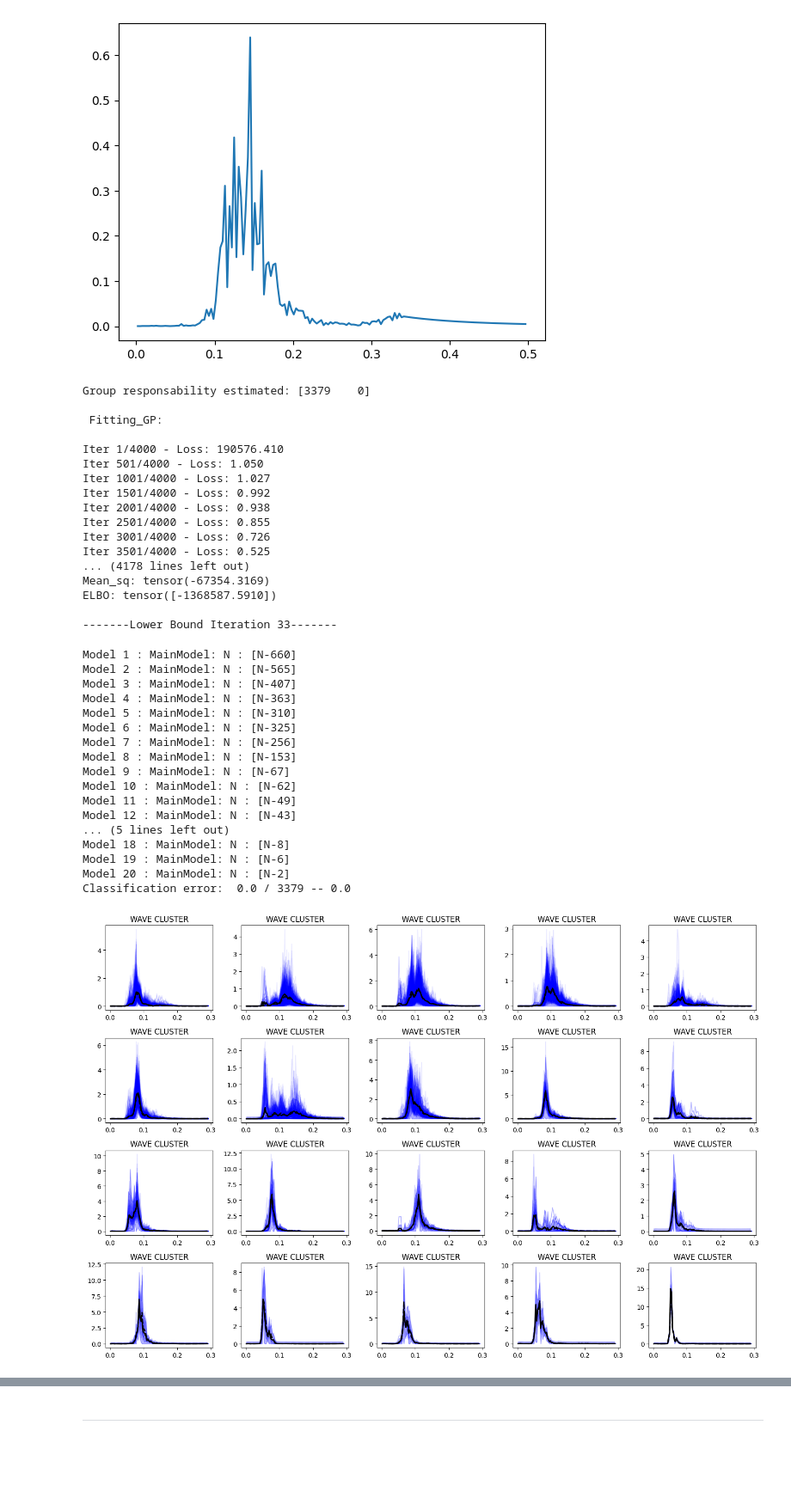
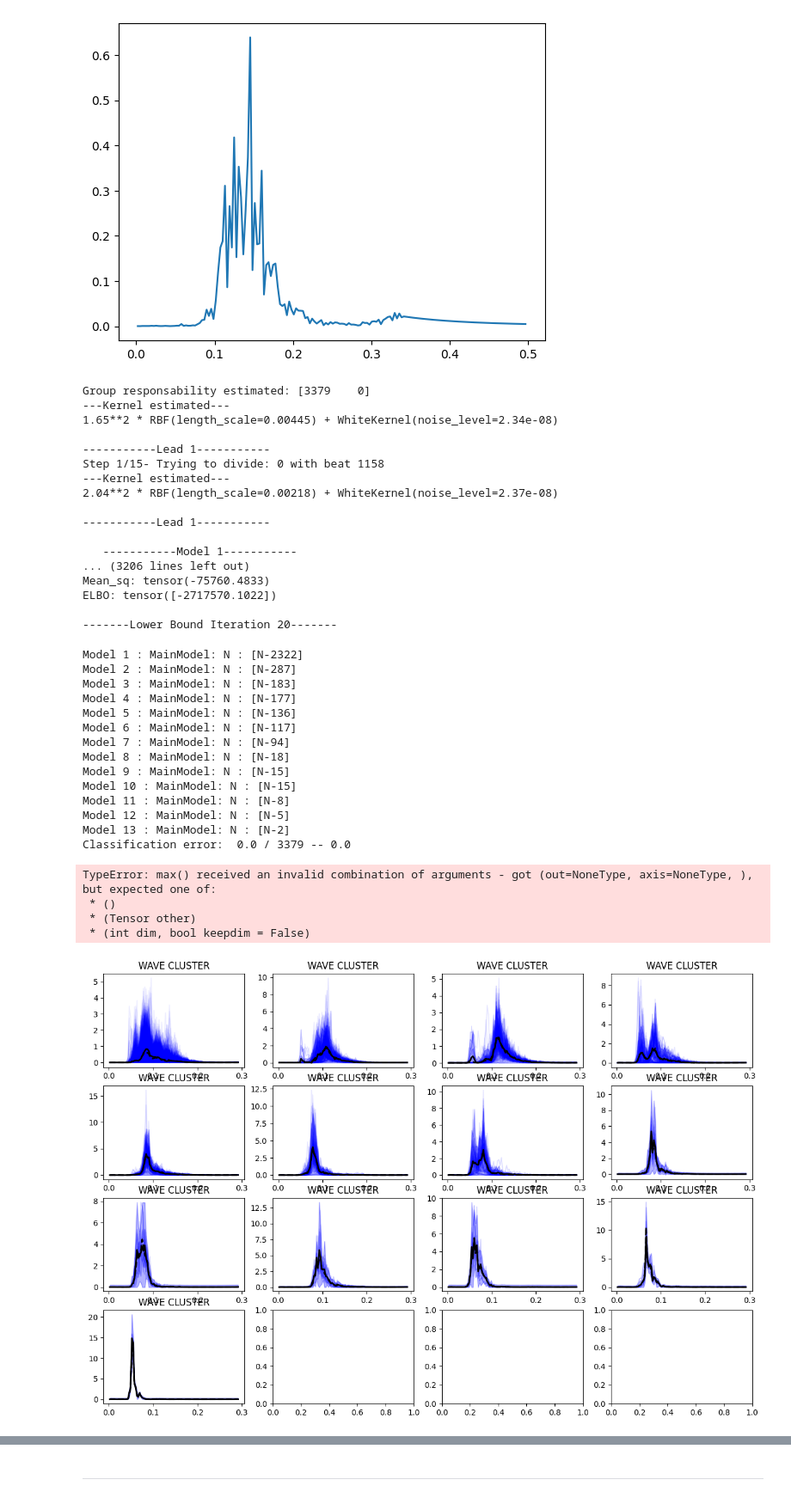
Before and after one commit to AdrianPerezHerrero/HDP-GPC, a Jupyter notebook: hdpgpc/ocean/ClasificacionOlas.ipynb, the cells around one changed output, grey strips where cells are left out. Shown at 86% size. Drawn from its saved outputs; the diff is of its cells as text; code cells hidden in the pictures; blank space fills up the shorter version.

Commit message:
Change over GPI_HDP refining the variational training scheme. Change of HDP hyperparameters for online and offline learning. Plots now can share yaxis. NDBC database notebook.

```diff
--- a/hdpgpc/ocean/ClasificacionOlas.ipynb
+++ b/hdpgpc/ocean/ClasificacionOlas.ipynb
@@ -112,7 +112,7 @@ plt.show()
 std, std_dif, bound_sigma, bound_gamma = compute_estimators_LDS(data, n_f=50)
 #Seem like these estimators are so big for this data, let's reduce them
 std = std * 0.5
-std_dif = std_dif * 0.01
+std_dif = std_dif * 0.1
 bound_sigma = (std * 1e-7, std * 1e-6)
 bound_gamma = (std_dif * 1e-9, std_dif * 1e-8)
 
@@ -261,47 +272,48 @@ x_trains = np.array([x_train] * num_samples)
 sw_gp.include_batch(x_trains, data[:,0:100,[0]])
 # %% [output]
 Group responsability estimated: [3379    0]
+---Kernel estimated---
+1.65**2 * RBF(length_scale=0.00445) + WhiteKernel(noise_level=2.34e-08)
 
- Fitting_GP:
+-----------Lead 1-----------
+Step 1/15- Trying to divide: 0 with beat 1158
+---Kernel estimated---
+2.04**2 * RBF(length_scale=0.00218) + WhiteKernel(noise_level=2.37e-08)
 
-Iter 1/4000 - Loss: 190576.410
-Iter 501/4000 - Loss: 1.050
-Iter 1001/4000 - Loss: 1.027
-Iter 1501/4000 - Loss: 0.992
-Iter 2001/4000 - Loss: 0.938
-Iter 2501/4000 - Loss: 0.855
-Iter 3001/4000 - Loss: 0.726
-Iter 3501/4000 - Loss: 0.525
-... (4178 lines left out)
-Mean_sq: tensor(-67354.3169)
-ELBO: tensor([-1368587.5910])
+-----------Lead 1-----------
 
--------Lower Bound Iteration 33-------
+   -----------Model 1-----------
+... (3206 lines left out)
+Mean_sq: tensor(-75760.4833)
+ELBO: tensor([-2717570.1022])
+
+-------Lower Bound Iteration 20-------
 # %%
 labels = np.array(['N'] * 6500)
 main_model = print_results(sw_gp, labels, 0, error=False)
 selected_gpmodels = sw_gp.selected_gpmodels()
 up.plot_models_plotly(sw_gp, selected_gpmodels, main_model, labels, N_0=0, lead=0, step=(freq[1]-freq[0])/1,
-                   plot_latent=False, title='WAVE CLUSTER',ticks=True, save="/home/adrian.perez/Documents/OceanWave/HDP-GPC/hdpgpc/ocean/clusters_6500_10to70.png")
+                   plot_latent=False, title='WAVE CLUSTER',ticks=True, yscale=True, save="/home/adrian.perez/Documents/OceanWave/HDP-GPC/hdpgpc/ocean/clusters_6500_10to70.png")
 # %% [output]
-Model 1 : MainModel: N : [N-660]
-Model 2 : MainModel: N : [N-565]
-Model 3 : MainModel: N : [N-407]
-Model 4 : MainModel: N : [N-363]
-Model 5 : MainModel: N : [N-310]
-Model 6 : MainModel: N : [N-325]
-Model 7 : MainModel: N : [N-256]
-Model 8 : MainModel: N : [N-153]
-Model 9 : MainModel: N : [N-67]
-Model 10 : MainModel: N : [N-62]
-Model 11 : MainModel: N : [N-49]
-Model 12 : MainModel: N : [N-43]
-... (5 lines left out)
-Model 18 : MainModel: N : [N-8]
-Model 19 : MainModel: N : [N-6]
-Model 20 : MainModel: N : [N-2]
+Model 1 : MainModel: N : [N-2322]
+Model 2 : MainModel: N : [N-287]
+Model 3 : MainModel: N : [N-183]
+Model 4 : MainModel: N : [N-177]
+Model 5 : MainModel: N : [N-136]
+Model 6 : MainModel: N : [N-117]
+Model 7 : MainModel: N : [N-94]
+Model 8 : MainModel: N : [N-18]
+Model 9 : MainModel: N : [N-15]
+Model 10 : MainModel: N : [N-15]
+Model 11 : MainModel: N : [N-8]
+Model 12 : MainModel: N : [N-5]
+Model 13 : MainModel: N : [N-2]
 Classification error:  0.0 / 3379 -- 0.0
+TypeError: max() received an invalid combination of arguments - got (out=NoneType, axis=NoneType, ), but expected one of:
+ * ()
+ * (Tensor other)
+ * (int dim, bool keepdim = False)
-[figure, old version]
+[figure, new version]
 # %%
 plt.figure()
 plt.imshow(sw_gp.gpmodels[0][0].Sigma[-1])
```
Also changed, not shown: parts of 5 cells of this notebook, 3 other files.
